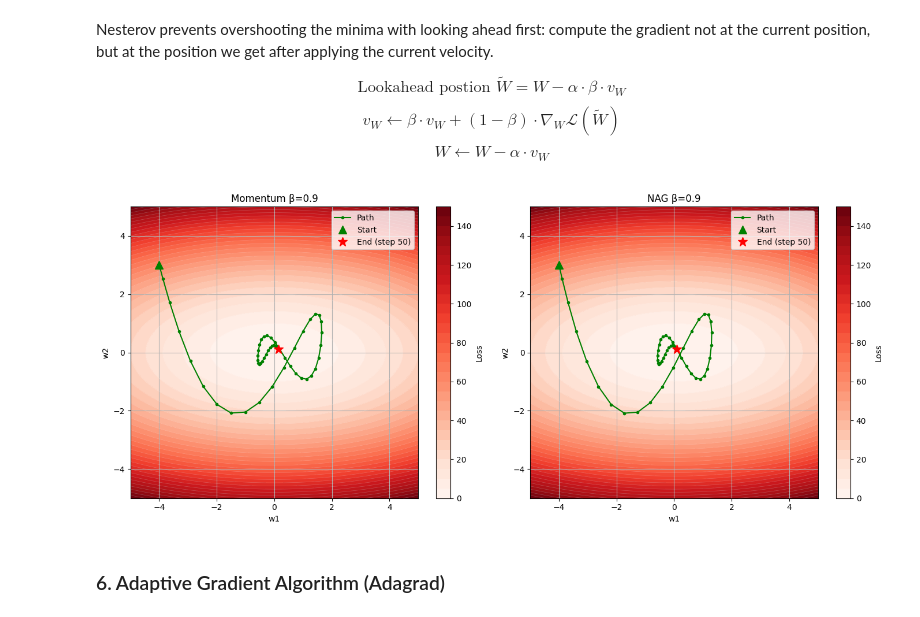
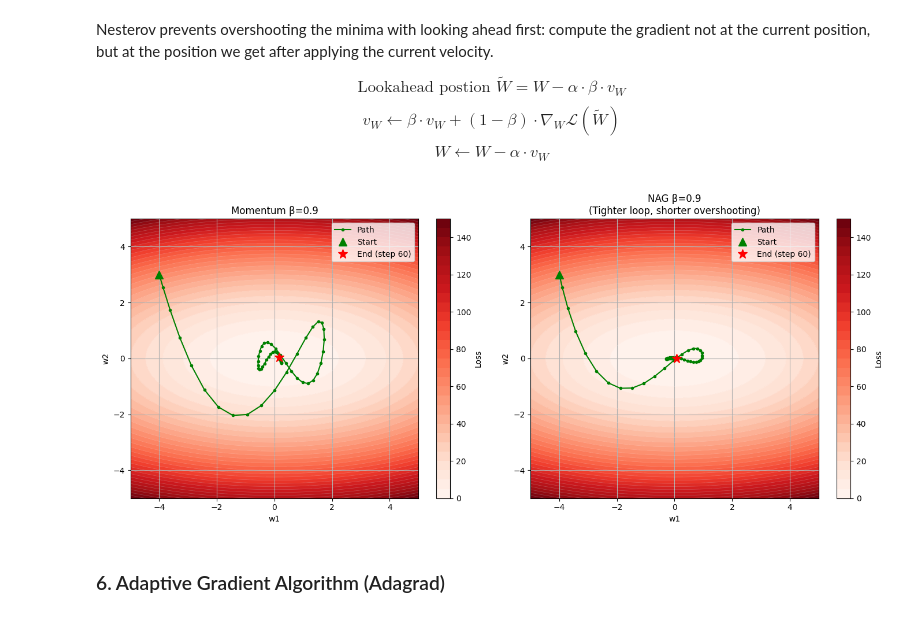
Before and after one commit to ikabrain/UCS761-Deep-Learning-Lab, a Jupyter notebook: DL_assign6.ipynb, the cells around one changed output. Saved outputs shown, nothing was run; the diff lists cells and outputs as text; code cells hidden in the pictures.

Commit message:
fix(assign6): evaluate NAG at lookahed point while plotting

```diff
--- a/DL_assign6.ipynb
+++ b/DL_assign6.ipynb
@@ -50,6 +50,13 @@ class Optimizer:
 
     def __call__(self, layer):
         self.update(layer)
+
+    def _grad_point(self, layer):
+        """
+        Returns the (w1, w2) point at which to evaluate the gradient.
+        For base, its the current position. But NAG overrides to return lookahead position!
+        """
+        return layer.W[0, 0], layer.W[0, 1]
 
     def _batch_grad(self, true_grad, sample_noise, noise_std, rng):
         """
@@ -116,7 +123,7 @@ class Optimizer:
         h = 1e-5 # Finite Difference step to approximate current TRUE gradient
 
         for _ in range(max_iter):
-            w1, w2 = layer.W[0, 0], layer.W[0, 1]
+            w1, w2 = self._grad_point(layer)
 
             # Step 1: True gradient at current point via central finite differences
             true_dw1 = (loss_fn(w1+h, w2) - loss_fn(w1-h, w2)) / (2 * h)
@@ -414,8 +422,6 @@ class NAG(Optimizer):
             }
 
         s = self._state[key]
-
-        # dW in layer is already the lookahead gradient when called from plot()
 
         # Update velocity with the lookahead gradient
         s["vW"] = self.beta * s["vW"] + (1 - self.beta) * layer.dW
@@ -459,22 +465,34 @@ class NAG(Optimizer):
             if "W_orig" in s:
                 layer.W = s.pop("W_orig")
                 layer.b = s.pop("b_orig")
+
+    def _grad_point(self, layer):
+        """
+        For plot function - overrides to not give current (w1, w2) but at future point after applying velocity!
+        """
+        key = id(layer)
+        if key not in self._state:          # If velocity is zero => we are on first step!
+            return layer.W[0, 0], layer.W[0, 1]
+        s = self._state[key]
+        w1 = layer.W[0, 0] - self.lr * self.beta * s["vW"][0, 0]
+        w2 = layer.W[0, 1] - self.lr * self.beta * s["vW"][0, 1]
+        return w1, w2
 # %%
 fig, axs = plt.subplots(1, 2, figsize=(14, 6))
 
 lr = 0.15
-b = 0.9
+b  = 0.9
 
 plt.sca(axs[0])
-Momentum(lr=lr, beta=b).plot(max_iter=50, title="Momentum β=0.9")
+Momentum(lr=lr, beta=b).plot(max_iter=60, title="Momentum β=0.9")
 
 plt.sca(axs[1])
-NAG(lr=lr, beta=b).plot(max_iter=50, title="NAG β=0.9")
+NAG(lr=lr, beta=b).plot(max_iter=60, title="NAG β=0.9\n(Tighter loop, shorter overshooting)")
 
 plt.tight_layout()
 plt.show()
 # %% [output]
-[figure, old version]
+[figure, new version]
 # %% [markdown]
 ### 6. Adaptive Gradient Algorithm (Adagrad)
 # %% [markdown]
```
Also changed, not shown: parts of 1 cell of this notebook.
